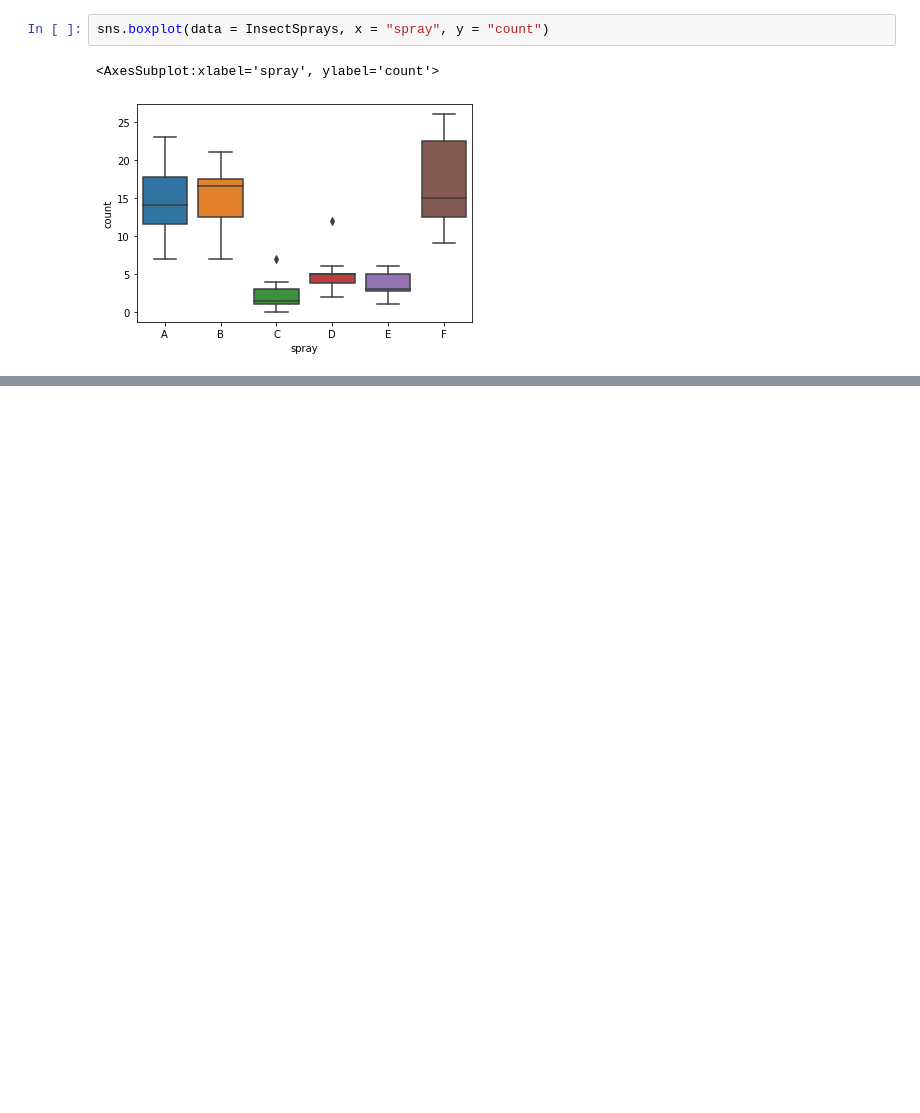
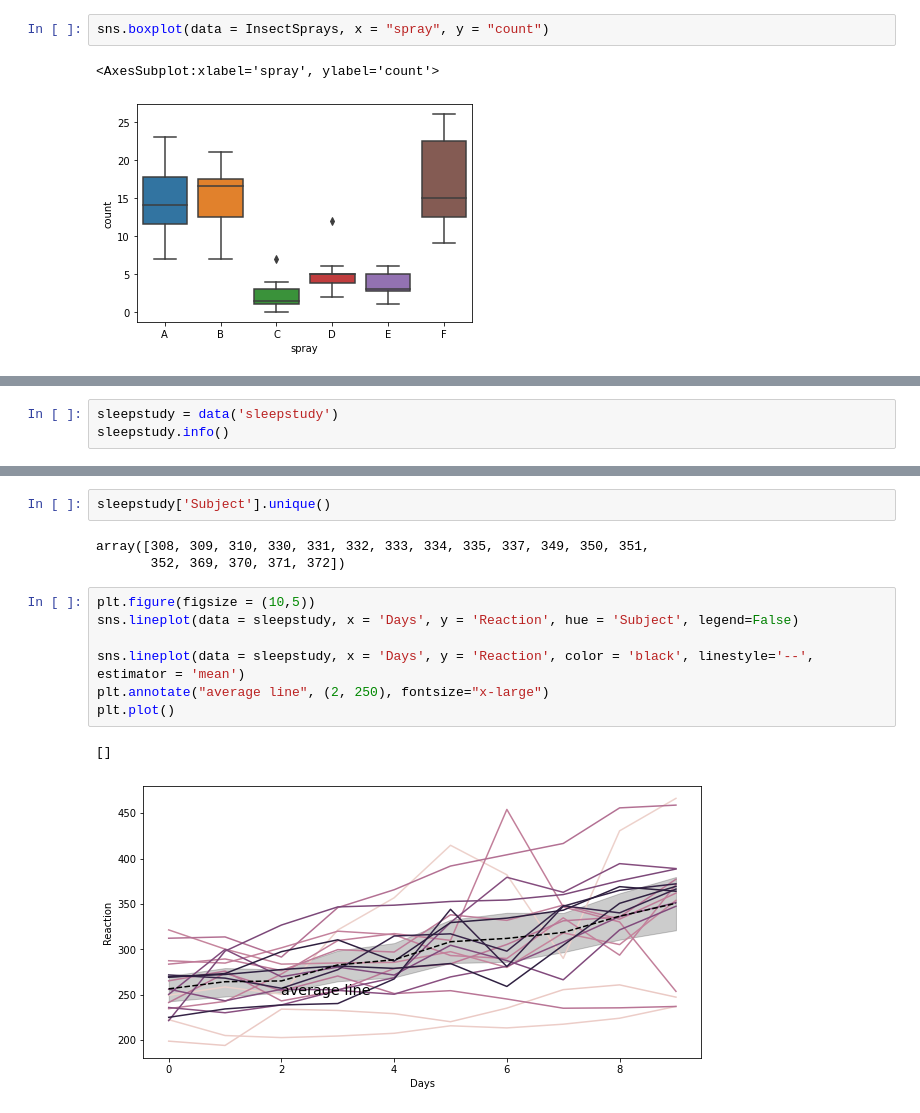
Before and after one commit to rajeshlamichhane04/numpy-pandas-visualization-exercises, a Jupyter notebook: seaborn_exercises.ipynb, the cells around one changed output, grey strips where cells are left out. Drawn from its saved outputs; the diff is of its cells as text; blank space fills up the shorter version.

```diff
--- a/seaborn_exercises.ipynb
+++ b/seaborn_exercises.ipynb
@@ -165,0 +320,3 @@ sns.boxplot(data = InsectSprays, x = "spray", y = "count")
+# %%
+sleepstudy = data('sleepstudy')
+sleepstudy.info()
@@ -165,0 +364,15 @@ sns.boxplot(data = InsectSprays, x = "spray", y = "count")
+# %%
+sleepstudy['Subject'].unique()
+# %% [output]
+array([308, 309, 310, 330, 331, 332, 333, 334, 335, 337, 349, 350, 351,
+       352, 369, 370, 371, 372])
+# %%
+plt.figure(figsize = (10,5))
+sns.lineplot(data = sleepstudy, x = 'Days', y = 'Reaction', hue = 'Subject', legend=False)
+
+sns.lineplot(data = sleepstudy, x = 'Days', y = 'Reaction', color = 'black', linestyle='--', estimator = 'mean')
+plt.annotate("average line", (2, 250), fontsize="x-large")
+plt.plot()
+# %% [output]
+[]
+[figure, added]
```
Also changed, not shown: parts of 22 cells of this notebook.
